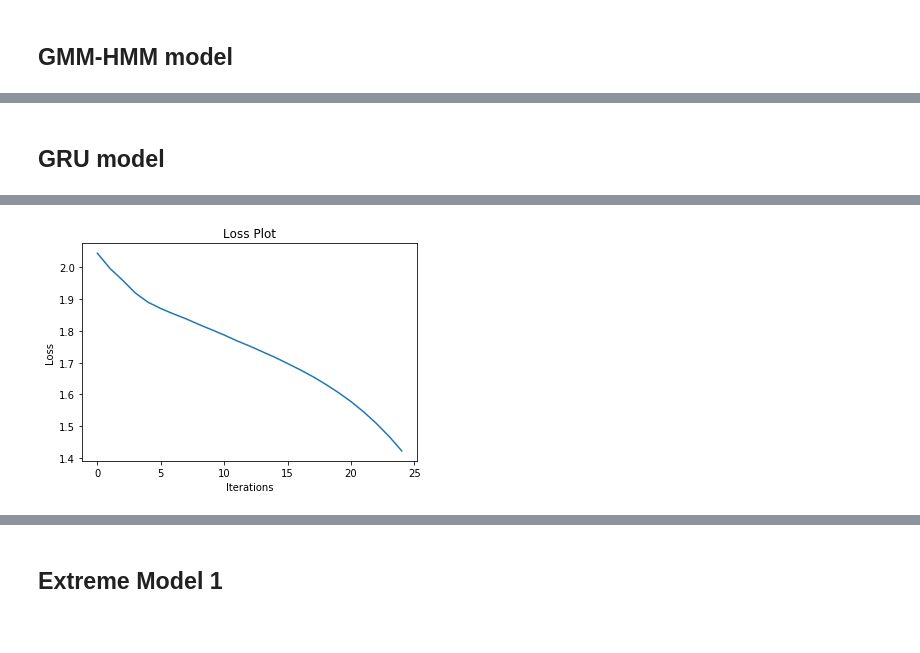
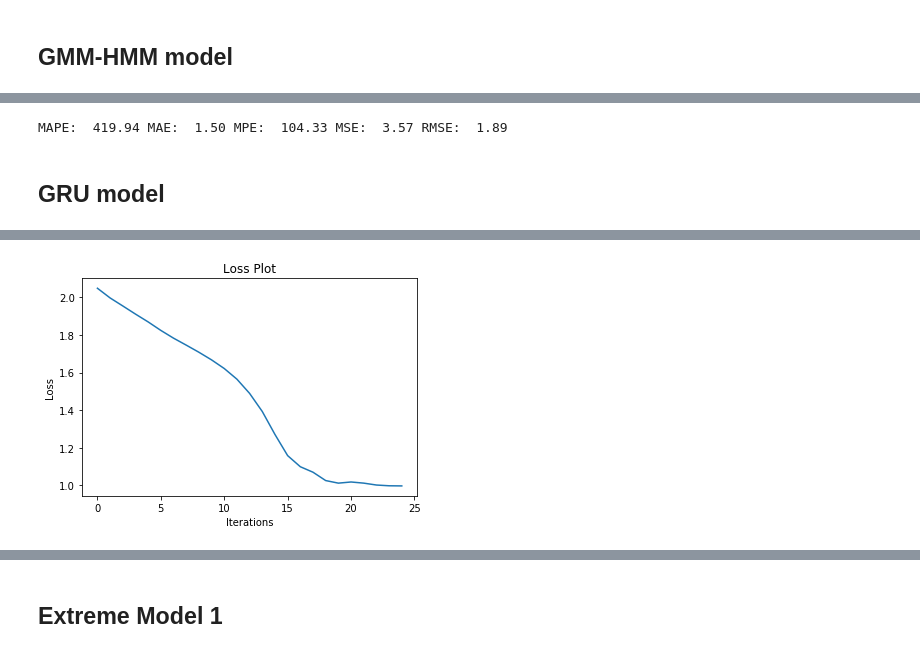
Before and after one commit to tymefighter/Forecast, a Jupyter notebook: notebooks/models-on-simple-synthetic-data.ipynb, the cells around one changed output, grey strips where cells are left out. Drawn from its saved outputs; the diff is of its cells as text; code cells hidden in the pictures.

```diff
--- a/notebooks/models-on-simple-synthetic-data.ipynb
+++ b/notebooks/models-on-simple-synthetic-data.ipynb
@@ -72,10 +128,14 @@ Plot.plotPredTrue(pred, target)
+# %%
+displayMetrics(pred, target)
+# %% [output]
+MAPE:  419.94 MAE:  1.50 MPE:  104.33 MSE:  3.57 RMSE:  1.89
 # %% [markdown]
 ## GRU model
 # %%
 forecastHorizon = 1
-stateSize = 10
+stateSize = 20
 activation = 'tanh'
-numRnnLayers = 2
+numRnnLayers = 3
 numTargetVariables = 1
 numExoVariables = 0
 
@@ -88,12 +148,6 @@ model = GruForecast(
     numExoVariables=numExoVariables
 )
 
-trainSequences = Utility.breakSeq(
-    np.expand_dims(trainData, axis=1),
-    seqLength=500
-)
-
-seqLength = 500
 numIterations = 25
 optimizer = tf.optimizers.Adam(0.05)
 
@@ -124,4 +178,4 @@ Epoch 25/25
-[figure, old version]
+[figure, new version]
 # %%
 pred = model.predict(targetSeries=np.expand_dims(testData, axis=1))
 
```
Also changed, not shown: parts of 26 cells of this notebook, 1 other file.
